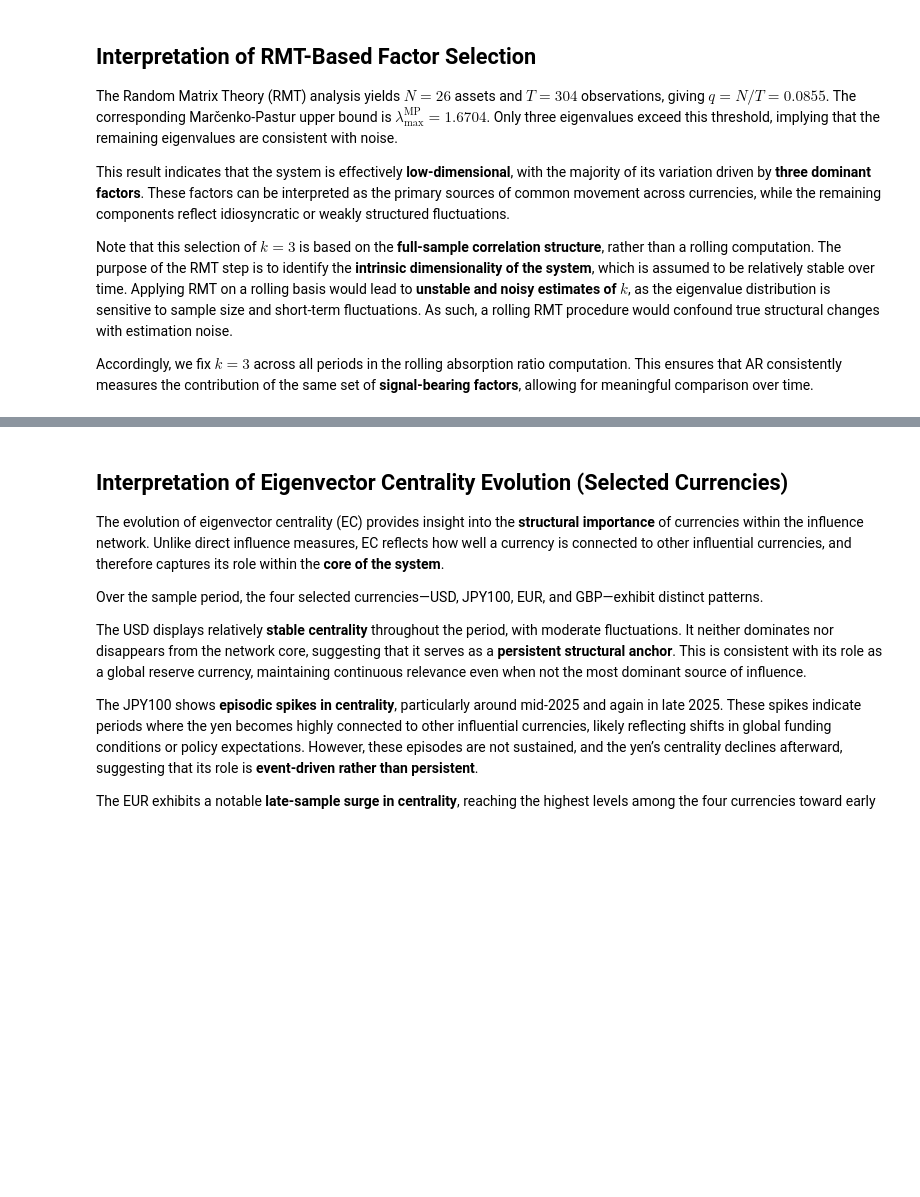
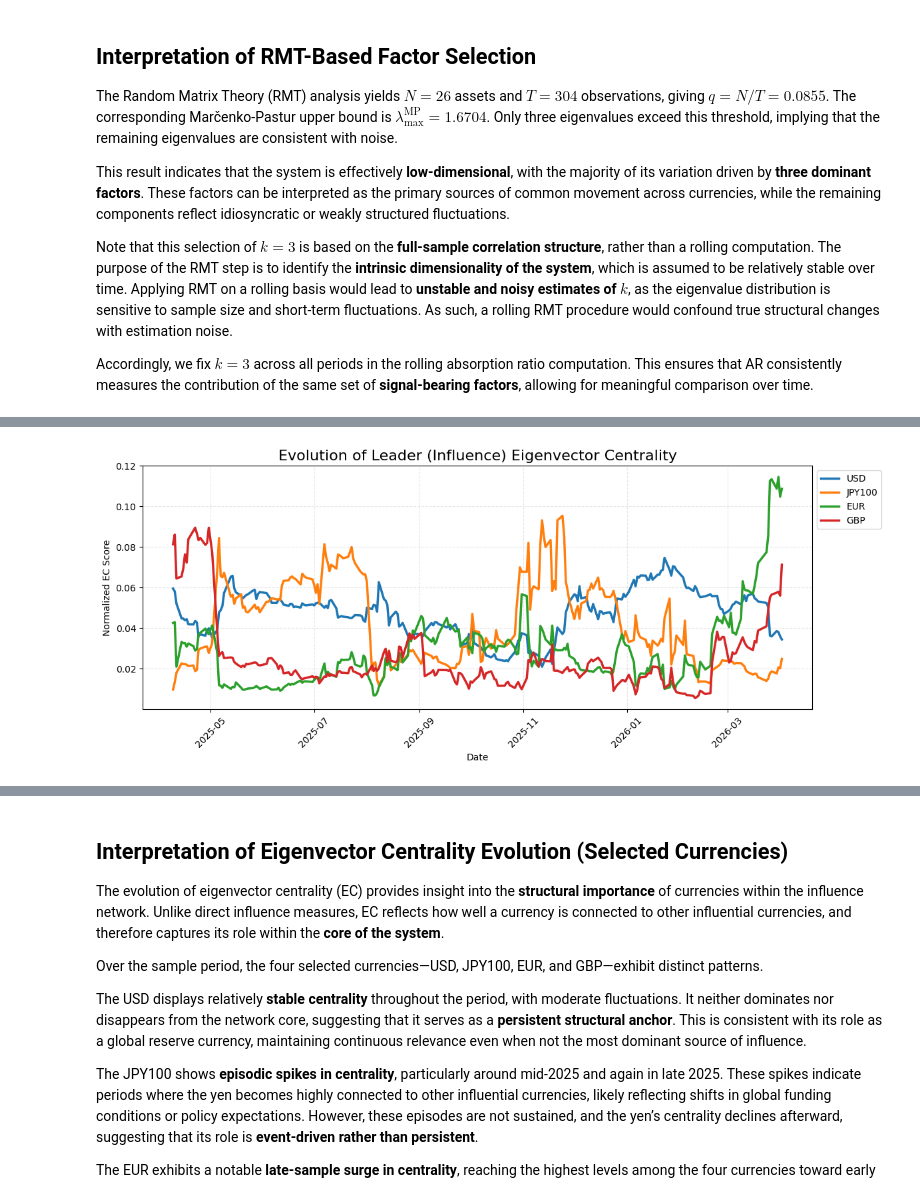
Before and after one commit to BenjaminZYT/Risk-Management, a Jupyter notebook: Directed_Influence_Networks_Granger_Causality_and_Transfer_Entropy_Part2.ipynb, the cells around one changed output, grey strips where cells are left out. Cells and saved outputs as stored; diff of their text form; code cells hidden in the pictures; blank space fills up the shorter version.

```diff
--- a/Directed_Influence_Networks_Granger_Causality_and_Transfer_Entropy_Part2.ipynb
+++ b/Directed_Influence_Networks_Granger_Causality_and_Transfer_Entropy_Part2.ipynb
@@ -1145 +1117,75 @@ This analysis therefore complements the earlier results by identifying not just
+# %%
+# =========================================================
+# Static EC Plot (GitHub-friendly)
+# =========================================================
+
+### This is a static version of the EC visualization.
+### The interactive version is provided in the next cell.
+
+import matplotlib.pyplot as plt
+
+# =========================================================
+# 1. Setup from df_rolling_te
+# =========================================================
+
+df = df_rolling_te.copy()
+df['Date'] = pd.to_datetime(df['Date'])
+
+all_currencies = sorted(set(df['Source']).union(set(df['Target'])))
+n_curr = len(all_currencies)
+curr_to_idx = {curr: i for i, curr in enumerate(all_currencies)}
+
+leader_data = []
+feedback_data = []
+dates = []
+
+# Group by Date → each is one "window"
+for date, group in df.groupby('Date'):
+    te_matrix = np.zeros((n_curr, n_curr))
+
+    for _, row in group.iterrows():
+        i = curr_to_idx[row['Source']]
+        j = curr_to_idx[row['Target']]
+        te_matrix[i, j] = row['Lead_Strength']
+
+    dates.append(date)
+
+    # --- Leader EC ---
+    evals_r, evecs_r = np.linalg.eig(te_matrix)
+    max_r = np.argmax(np.abs(evals_r))
+    l_centrality = np.abs(evecs_r[:, max_r])
+    l_centrality = l_centrality / l_centrality.sum() if l_centrality.sum() > 0 else l_centrality
+    leader_data.append(l_centrality)
+
+    # --- Feedback EC ---
+    evals_l, evecs_l = np.linalg.eig(te_matrix.T)
+    max_l = np.argmax(np.abs(evals_l))
+    f_centrality = np.abs(evecs_l[:, max_l])
+    f_centrality = f_centrality / f_centrality.sum() if f_centrality.sum() > 0 else f_centrality
+    feedback_data.append(f_centrality)
+
+# Build DataFrames
+df_leader = pd.DataFrame(leader_data, columns=all_currencies, index=dates).sort_index()
+df_feedback = pd.DataFrame(feedback_data, columns=all_currencies, index=dates).sort_index()
+
+# Default currencies
+default_currencies = [c for c in ['USD', 'JPY100', 'EUR', 'GBP'] if c in df_leader.columns]
+
+plt.figure(figsize=(12, 5))
+
+for currency in default_currencies:
+    plt.plot(df_leader.index, df_leader[currency], label=currency, linewidth=2.5)
+
+plt.title('Evolution of Leader (Influence) Eigenvector Centrality', fontsize=16)
+plt.ylabel('Normalized EC Score')
+plt.xlabel('Date')
+
+plt.xticks(rotation=45)
+plt.grid(True, linestyle='--', alpha=0.3)
+plt.legend(loc='upper left', bbox_to_anchor=(1, 1))
+
+plt.tight_layout()
+plt.show()
+# %% [output]
+[figure, added]
 # %%
```
Also changed, not shown: parts of 6 cells of this notebook.
